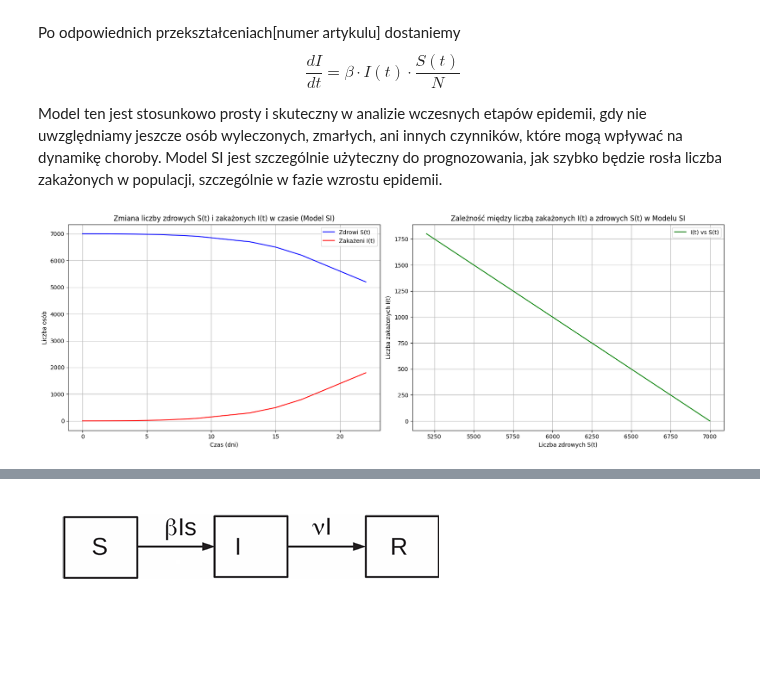
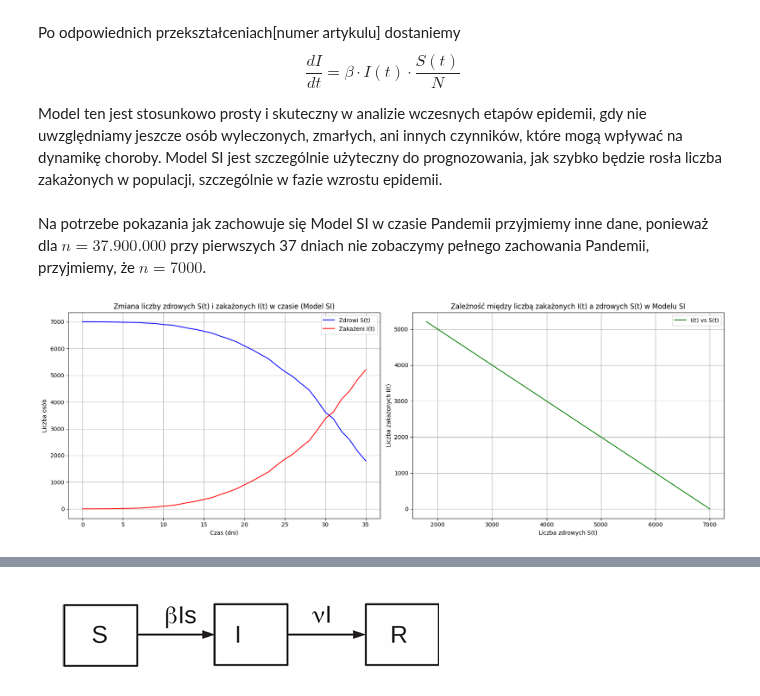
Before and after one commit to 277465/Modelowanie-Pandemii-Sars-cov-19, a Jupyter notebook: projekt.ipynb, the cells around one changed output, grey strips where cells are left out. Cells and saved outputs as stored; diff of their text form; code cells hidden in the pictures; blank space fills up the shorter version.

Commit message:
zmiana tesktowa w 2 pierwszych punktach

```diff
--- a/projekt.ipynb
+++ b/projekt.ipynb
@@ -83,36 +83,40 @@ Po odpowiednich przekształceniach[numer artykulu] dostaniemy
 $$\frac{dI}{dt} = \beta \cdot I(t) \cdot \frac{S(t)}{N}$$
 
 Model ten jest stosunkowo prosty i skuteczny w analizie wczesnych etapów epidemii, gdy nie uwzględniamy jeszcze osób wyleczonych, zmarłych, ani innych czynników, które mogą wpływać na dynamikę choroby. Model SI jest szczególnie użyteczny do prognozowania, jak szybko będzie rosła liczba zakażonych w populacji, szczególnie w fazie wzrostu epidemii.
+# %% [markdown]
+Na potrzebe pokazania jak zachowuje się Model SI w czasie Pandemii przyjmiemy inne dane, ponieważ dla $n=37.900.000$ przy pierwszych 37 dniach nie zobaczymy pełnego zachowania Pandemii, przyjmiemy, że $n=7000$.
 # %%
 import numpy as np
 import matplotlib.pyplot as plt
 
 # Parametry
 N = 7000  # Całkowita liczba osób w populacji
-infected_data = [1, 2, 4, 7, 12, 20, 30, 50, 70, 100, 150, 200, 250, 300, 400, 500, 650, 800, 1000, 1200, 1400, 1600, 1800]
+infected_data = [1, 1, 3, 6, 11, 17, 22, 31, 51, 68, 104, 125, 177, 238, 287, 355, 425, 536,
+                 634, 749, 901, 1051, 1221, 1389, 1638, 1862, 2055, 2311, 2554, 2946, 3383,
+                 3627, 4102, 4413, 4848, 5205]
 susceptible_data = [N - infected_data[i] for i in range(len(infected_data))]
 
 # Wykresy
 fig, ax = plt.subplots(1, 2, figsize=(17, 6))
 
 # Wykres S(t) i I(t) na jednym wykresie
 ax[0].plot(susceptible_data, label="Zdrowi S(t)", color='blue')
 ax[0].plot(infected_data, label="Zakażeni I(t)", color='red')
 ax[0].set_title("Zmiana liczby zdrowych S(t) i zakażonych I(t) w czasie (Model SI)")
 ax[0].set_xlabel("Czas (dni)")
 ax[0].set_ylabel("Liczba osób")
 ax[0].legend()
 ax[0].grid(True)
 
 # Wykres I(t) w zależności od S(t)
 ax[1].plot(susceptible_data, infected_data, label="I(t) vs S(t)", color='green')
 ax[1].set_title("Zależność między liczbą zakażonych I(t) a zdrowych S(t) w Modelu SI")
 ax[1].set_xlabel("Liczba zdrowych S(t)")
 ax[1].set_ylabel("Liczba zakażonych I(t)")
 ax[1].legend()
 ax[1].grid(True)
 
 plt.tight_layout()
 plt.show()
 # %% [output]
-[figure, old version]
+[figure, new version]
```
Also changed, not shown: parts of 7 cells of this notebook.
